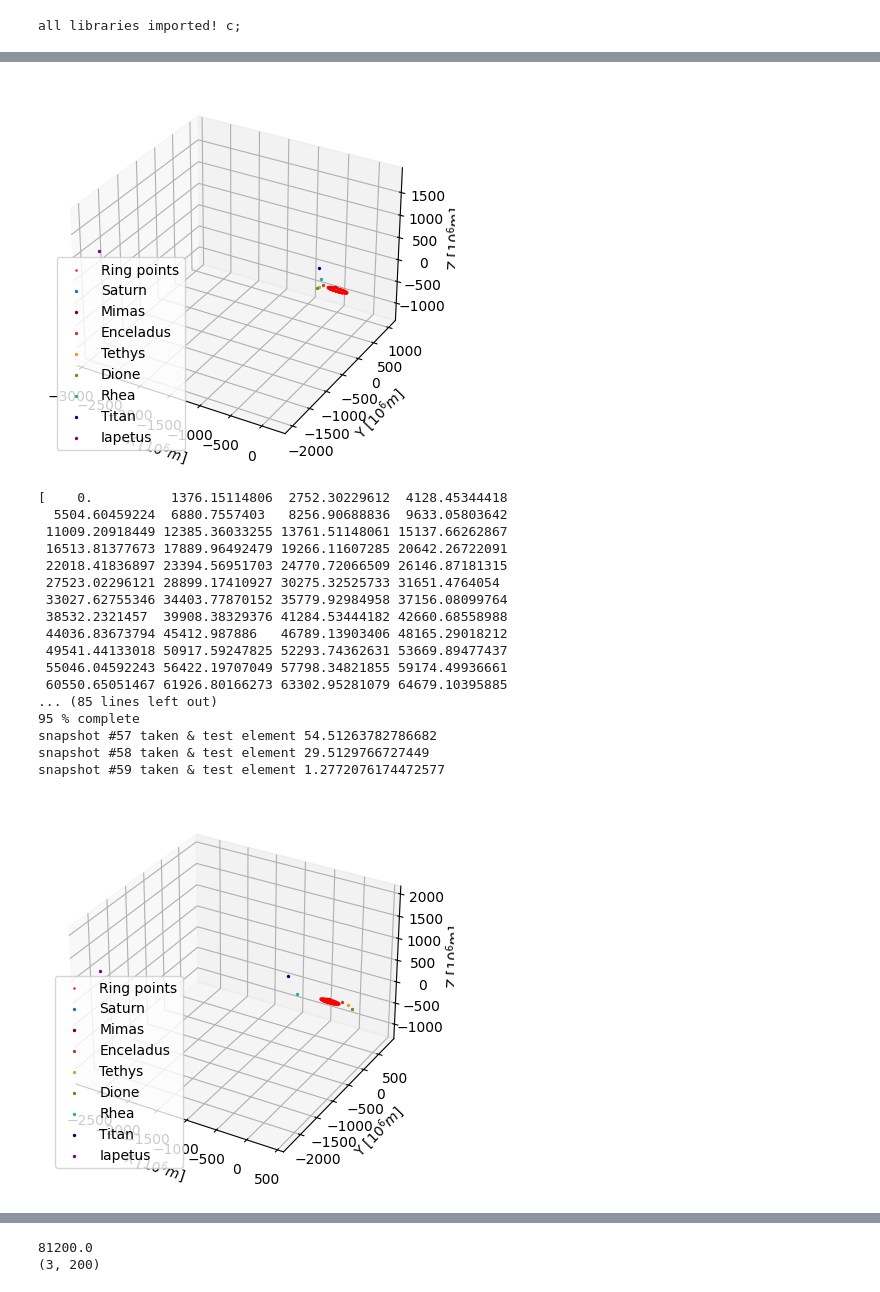
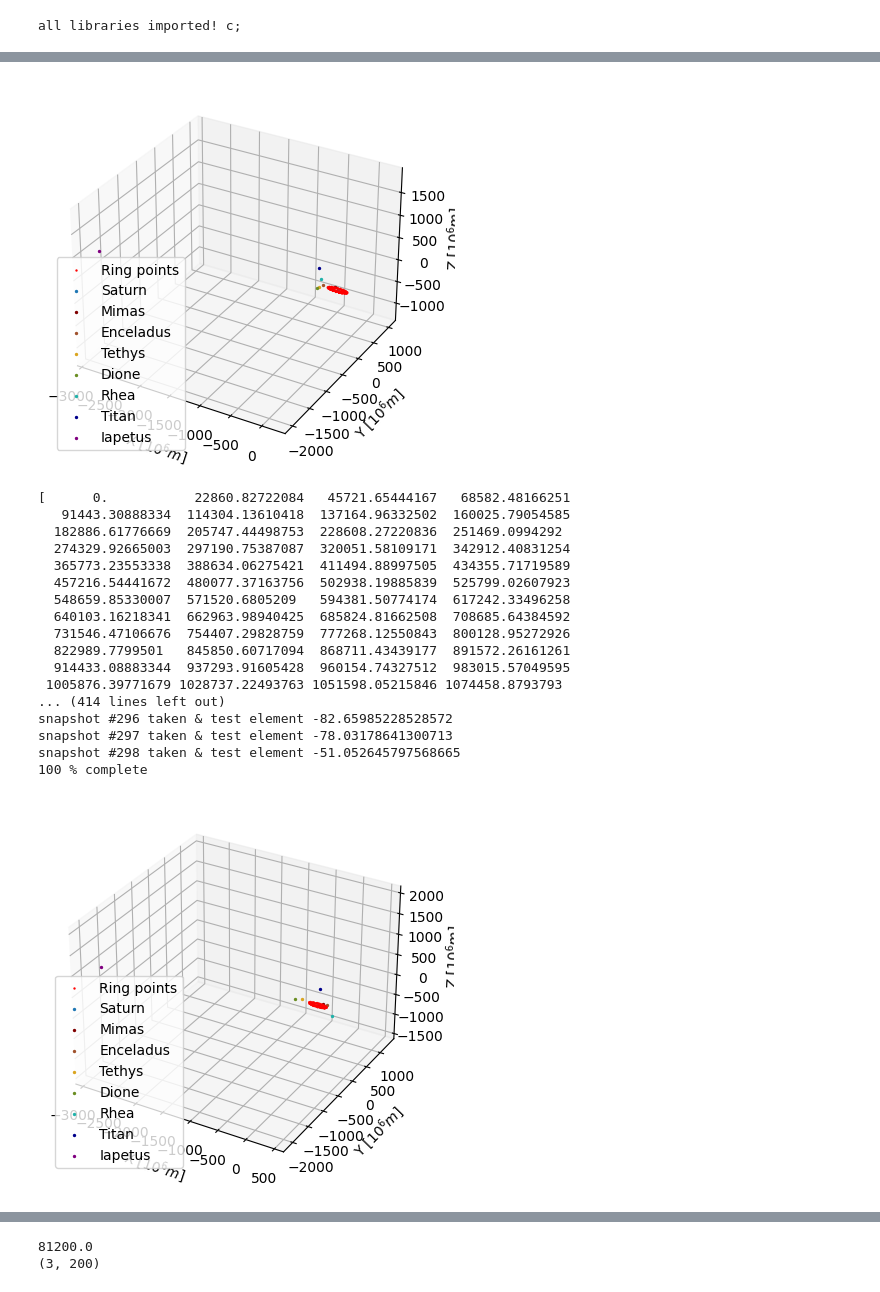
Before and after one commit to HalconDorado/CPr-3BodyProblem, a Jupyter notebook: Extension.ipynb, the cells around one changed output, grey strips where cells are left out. Cells and saved outputs as stored; diff of their text form; code cells hidden in the pictures.

Commit message:
24-03-04 (2) -Completed spatial plot animation - Simulated 200 ring particles for duration of 1 Iapetus orbit and plotted it in OrbitalPlot1.mp4

```diff
--- a/Extension.ipynb
+++ b/Extension.ipynb
@@ -361,8 +365,6 @@ x0, x1 = init(([1,0,0,0,0,0,0], 'circular', 'restricted', 200, 'flatRadial', [84
 #print(np.shape(RingRArray))
 #calcBodyPositions(3)
 
-
-
 def ODESolve(mode, t0, tf, dt, snapshotNumber, initBool=True, limits=[0,0], debug=['progress']): #'progress',''
     match initBool:
         case True:
@@ -383,7 +385,6 @@ def ODESolve(mode, t0, tf, dt, snapshotNumber, initBool=True, limits=[0,0], debu
             ringParticleNumber = ParamsDict.get('ringParticleNumber')
             constants0 = (gravConst, saturnMass, moonMasses)
 
-
             tList = np.arange(t0,tf,dt)
             steps = int((tf-t0)/dt)
 
@@ -394,6 +395,7 @@ def ODESolve(mode, t0, tf, dt, snapshotNumber, initBool=True, limits=[0,0], debu
 
             #snapshot arrays
             snRingRArray = np.zeros((snapshotNumber,3,ringParticleNumber))
+            snRingVArray = np.zeros((snapshotNumber,3,ringParticleNumber))
             snSaturnArray = np.zeros((snapshotNumber,1,3))
             snMoonsArray = np.zeros((snapshotNumber,7,3))
 
@@ -409,6 +411,7 @@ def ODESolve(mode, t0, tf, dt, snapshotNumber, initBool=True, limits=[0,0], debu
                 if snapshotIndices[s] <= i:
                     moonPositions, saturnPosition = calcBodyPositions(t)
                     snRingRArray[s] = RingRArray
+                    snRingVArray[s] = RingVArray
                     snSaturnArray[s] = saturnPosition
                     snMoonsArray[s] = moonPositions
                     print('snapshot #{} taken & test element {}'.format(s,snRingRArray[s][0,0]))
@@ -428,7 +431,7 @@ def ODESolve(mode, t0, tf, dt, snapshotNumber, initBool=True, limits=[0,0], debu
                 RingRArray = RingRArray + dt*(RingVArray+ 2*v1 + 2*v2 + v3) / 6
                 RingVArray = RingVArray + dt*(w0 + 2*w1 + 2*w2 + w3) / 6
                 t = tList[i+1]
-    return RingRArray, snRingRArray, snSaturnArray, snMoonsArray, tList, snapshotIndices #ADD RETURN RingVArray
+    return RingRArray, snRingRArray, snRingVArray, snSaturnArray, snMoonsArray, tList, snapshotIndices #ADD RETURN RingVArray
 
 def d2t_r(time, inRArray, consts=(),debug=[]):
     if len(consts) == 0:
@@ -449,52 +452,52 @@ def d2t_r(time, inRArray, consts=(),debug=[]):
     for i in range(len(moonPositions)):
         dMoon = np.sqrt((inRArray[0]-moonPositions[i][0])**2+(inRArray[1]-moonPositions[i][1])**2+(inRArray[2]-moonPositions[i][2])**2)
         pos = np.transpose(np.repeat([moonPositions[i]],len(inRArray[0]),0))
         outRingAArray = outRingAArray - moonMasses[i]*(inRArray-pos)/dMoon**3
     outRingAArray = outRingAArray*gravConst*1e-12
     return outRingAArray
 test = d2t_r(10, x0)
 #print(test)
 
-numberOfFrames = 60
+numberOfFrames = 300
+Period = MoonsDict.get('period')[6]
+conversion = Period/numberOfFrames/3600/24
 
-Period = MoonsDict.get('period')[0]
-XRingRArray, XsnRingRArray, XsnSaturnArray, XsnMoonsArray, XtList, XsnapshotIndices = ODESolve('solve', 0, Period, 10, numberOfFrames)
-
+XRingRArray, XsnRingRArray, XsnRingVArray, XsnSaturnArray, XsnMoonsArray, XtList, XsnapshotIndices = ODESolve('solve', 0, Period, 10, numberOfFrames)
 
 XRArray = XRingRArray
 XSaturnPos = XsnSaturnArray[-2][0]
 XMoonsPos = XsnMoonsArray[-2]
 ax = plt.figure().add_subplot(projection='3d')
 ax.scatter(XRArray[0], XRArray[1], XRArray[2], s=0.5, label='Ring points',color='red')
 ax.scatter(*XSaturnPos, s = 2, label='Saturn')
 names = MoonsDict.get('name')
 colors = MoonsDict.get('color')
 for i in range(len(colors)):
     ax.scatter(*XMoonsPos[i][0:3], s = 2, label=names[i], color=colors[i])
 ax.legend()
 ax.set_xlabel('X [$10^6 m$]')
 ax.set_ylabel('Y [$10^6 m$]')
 ax.set_zlabel('Z [$10^6 m$]')
 set_axes_equal(ax)
 plt.show()
 # %% [output]
 [figure]
 [figure]
-[    0.          1376.15114806  2752.30229612  4128.45344418
-  5504.60459224  6880.7557403   8256.90688836  9633.05803642
- 11009.20918449 12385.36033255 13761.51148061 15137.66262867
- 16513.81377673 17889.96492479 19266.11607285 20642.26722091
- 22018.41836897 23394.56951703 24770.72066509 26146.87181315
- 27523.02296121 28899.17410927 30275.32525733 31651.4764054
- 33027.62755346 34403.77870152 35779.92984958 37156.08099764
- 38532.2321457  39908.38329376 41284.53444182 42660.68558988
- 44036.83673794 45412.987886   46789.13903406 48165.29018212
- 49541.44133018 50917.59247825 52293.74362631 53669.89477437
- 55046.04592243 56422.19707049 57798.34821855 59174.49936661
- 60550.65051467 61926.80166273 63302.95281079 64679.10395885
-... (85 lines left out)
-95 % complete
-snapshot #57 taken & test element 54.51263782786682
-snapshot #58 taken & test element 29.5129766727449
-snapshot #59 taken & test element 1.2772076174472577
+[      0.           22860.82722084   45721.65444167   68582.48166251
+   91443.30888334  114304.13610418  137164.96332502  160025.79054585
+  182886.61776669  205747.44498753  228608.27220836  251469.0994292
+  274329.92665003  297190.75387087  320051.58109171  342912.40831254
+  365773.23553338  388634.06275421  411494.88997505  434355.71719589
+  457216.54441672  480077.37163756  502938.19885839  525799.02607923
+  548659.85330007  571520.6805209   594381.50774174  617242.33496258
+  640103.16218341  662963.98940425  685824.81662508  708685.64384592
+  731546.47106676  754407.29828759  777268.12550843  800128.95272926
+  822989.7799501   845850.60717094  868711.43439177  891572.26161261
+  914433.08883344  937293.91605428  960154.74327512  983015.57049595
+ 1005876.39771679 1028737.22493763 1051598.05215846 1074458.8793793
+... (414 lines left out)
+snapshot #296 taken & test element -82.65985228528572
+snapshot #297 taken & test element -78.03178641300713
+snapshot #298 taken & test element -51.052645797568665
+100 % complete
-[figure, old version]
+[figure, new version]
```
Also changed, not shown: parts of 6 cells of this notebook, 1 other file.
